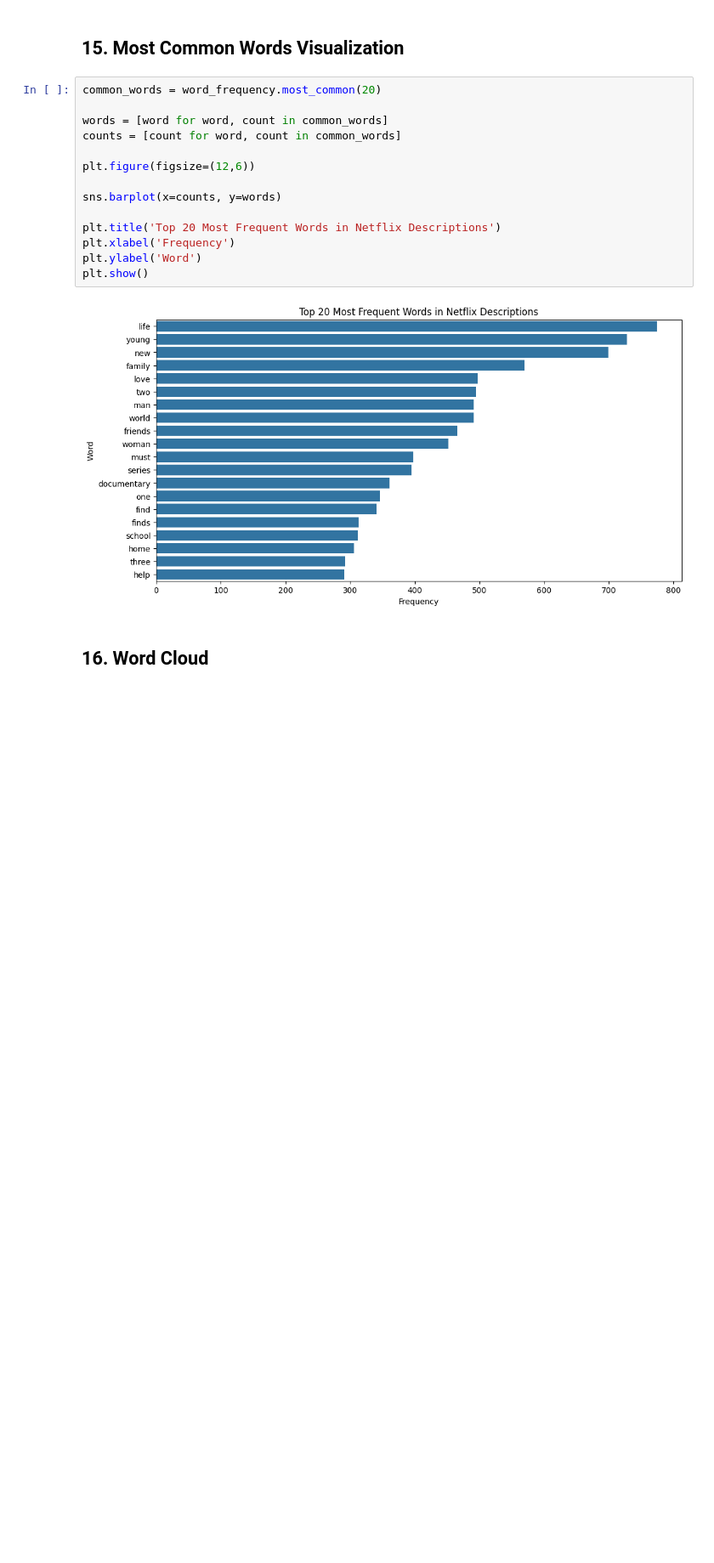
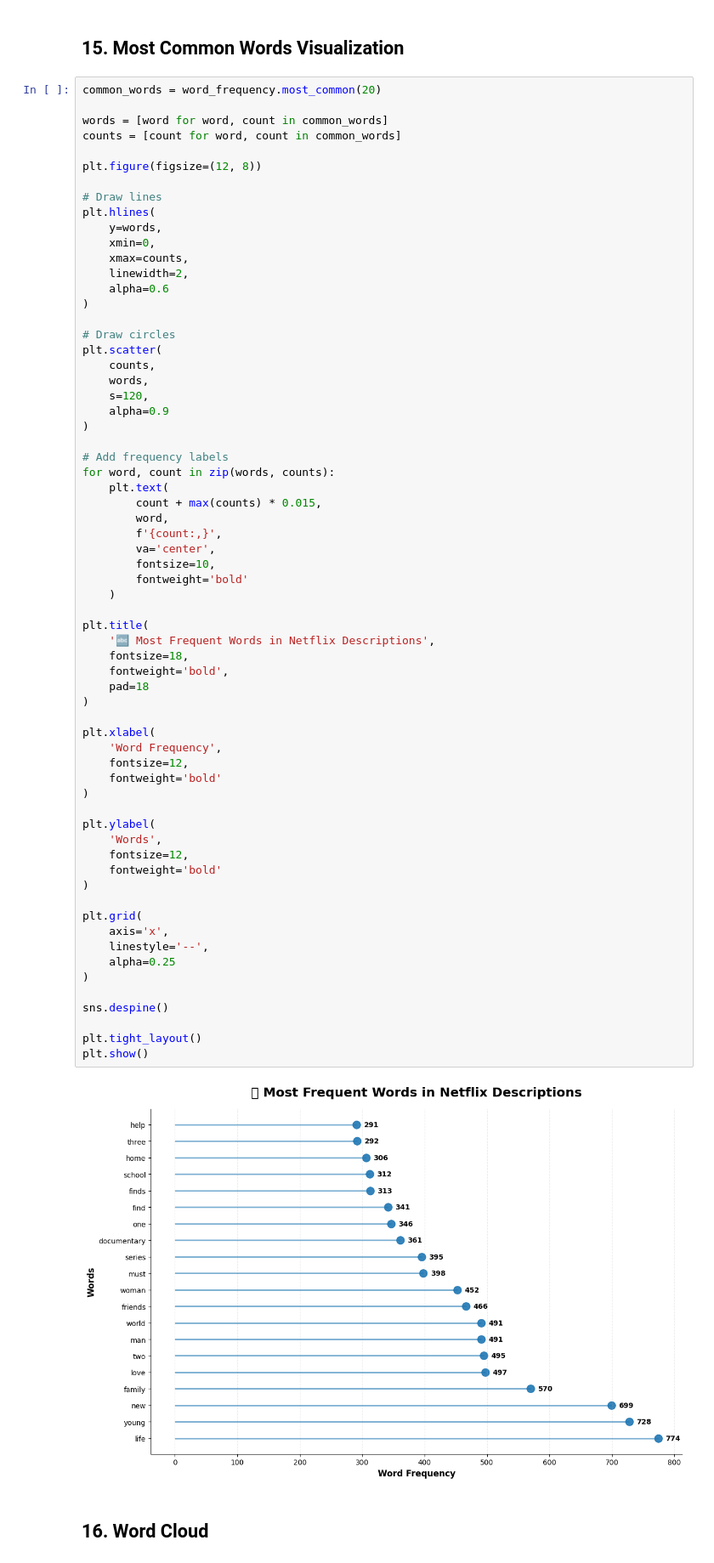
Before and after one commit to kumudvi/Netflix-and-movies, a Jupyter notebook: Netflix.ipynb, the cells around one changed output. Shown at 85% size. Saved outputs shown, nothing was run; the diff lists cells and outputs as text; blank space fills up the shorter version.

```diff
--- a/Netflix.ipynb
+++ b/Netflix.ipynb
@@ -376,19 +393,70 @@ word_frequency.most_common(20)
 # %%
 common_words = word_frequency.most_common(20)
 
 words = [word for word, count in common_words]
 counts = [count for word, count in common_words]
 
-plt.figure(figsize=(12,6))
+plt.figure(figsize=(12, 8))
 
-sns.barplot(x=counts, y=words)
+# Draw lines
+plt.hlines(
+    y=words,
+    xmin=0,
+    xmax=counts,
+    linewidth=2,
+    alpha=0.6
+)
 
-plt.title('Top 20 Most Frequent Words in Netflix Descriptions')
-plt.xlabel('Frequency')
-plt.ylabel('Word')
+# Draw circles
+plt.scatter(
+    counts,
+    words,
+    s=120,
+    alpha=0.9
+)
+
+# Add frequency labels
+for word, count in zip(words, counts):
+    plt.text(
+        count + max(counts) * 0.015,
+        word,
+        f'{count:,}',
+        va='center',
+        fontsize=10,
+        fontweight='bold'
+    )
+
+plt.title(
+    '🔤 Most Frequent Words in Netflix Descriptions',
+    fontsize=18,
+    fontweight='bold',
+    pad=18
+)
+
+plt.xlabel(
+    'Word Frequency',
+    fontsize=12,
+    fontweight='bold'
+)
+
+plt.ylabel(
+    'Words',
+    fontsize=12,
+    fontweight='bold'
+)
+
+plt.grid(
+    axis='x',
+    linestyle='--',
+    alpha=0.25
+)
+
+sns.despine()
+
+plt.tight_layout()
 plt.show()
 # %% [output]
-[figure, old version]
+[figure, new version]
 # %% [markdown]
 ## 16. Word Cloud
 # %%
```
Also changed, not shown: parts of 8 cells of this notebook.
